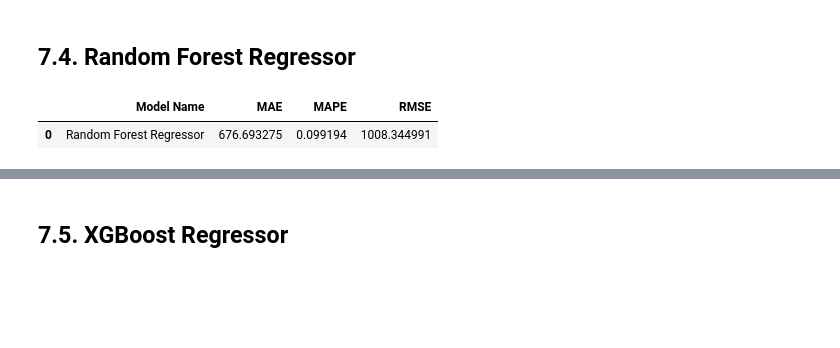
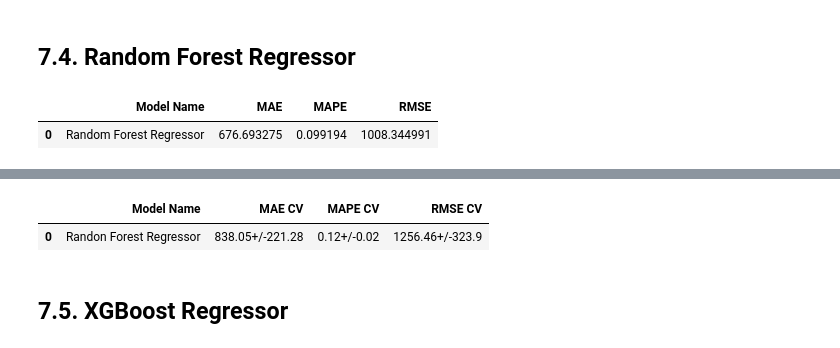
Before and after one commit to RaulBelarmino/rossman-predict-sales, a Jupyter notebook: rossman-predict-ds-em-producao.ipynb, the cells around one changed output, grey strips where cells are left out. Drawn from its saved outputs; the diff is of its cells as text; code cells hidden in the pictures; blank space fills up the shorter version.

```diff
--- a/rossman-predict-ds-em-producao.ipynb
+++ b/rossman-predict-ds-em-producao.ipynb
@@ -1017,0 +1090,2 @@ rf_result
+# %%
+rf_result_cv = cross_validation(x_training, 5, 'Randon Forest Regressor', rf, verbose=True)
@@ -1018,3 +1102,8 @@ rf_result
+# %%
+rf_result_cv
+# %% [output]
+|  | Model Name | MAE CV | MAPE CV | RMSE CV |
+| 0 | Randon Forest Regressor | 838.05+/-221.28 | 0.12+/-0.02 | 1256.46+/-323.9 |
 # %% [markdown]
 ## 7.5. XGBoost Regressor
 # %%
```
Also changed, not shown: parts of 20 cells of this notebook.
